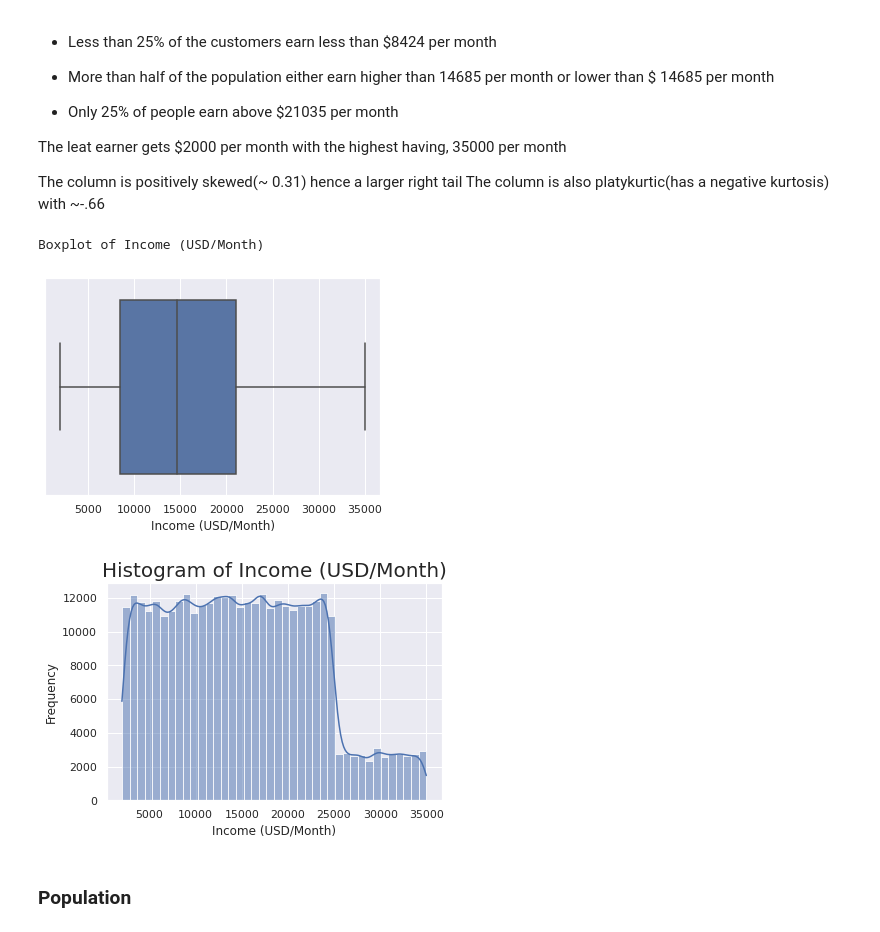
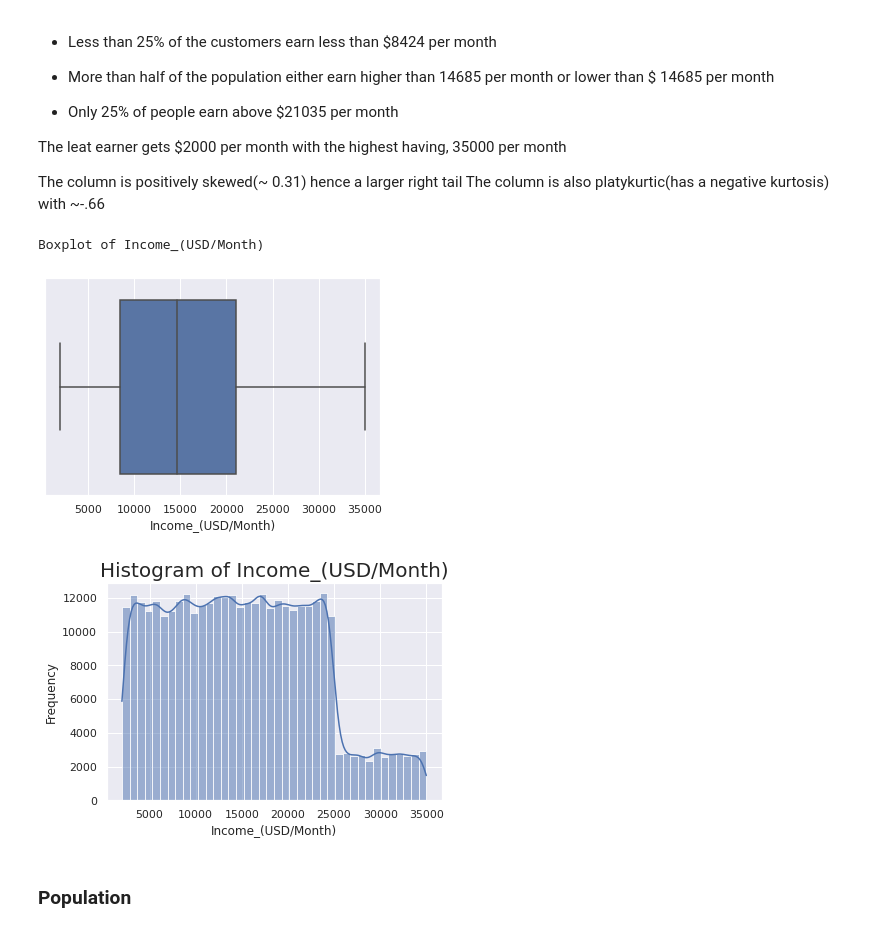
Before and after one commit to Blvisse/DataGlacier, a Jupyter notebook: CABEDA.ipynb, the cells around one changed output. Drawn from its saved outputs; the diff is of its cells as text; code cells hidden in the pictures.

Commit message:
Updated column names

```diff
--- a/CABEDA.ipynb
+++ b/CABEDA.ipynb
@@ -487,3 +487,6 @@ data
 | 359390 | BOSTON MA | 248968 | 80021 | 10353979 | 2018-07-27 | Yellow Cab | 6.90 | 78.86 | ... |
 | 359391 | BOSTON MA | 248968 | 80021 | 10430065 | 2018-12-19 | Yellow Cab | 38.76 | 563.01 | ... |
 359392 rows × 14 columns
+# %%
+data.columns=data.columns.str.replace(" ","_")
+data
@@ -555,17 +572,17 @@ we can gather month, date and year an geneerate there own columns
 """
 
 #returns the month of the date
-data['Month']=pd.DatetimeIndex(data['Date of Travel']).month
+data['Month']=pd.DatetimeIndex(data['Date_of_Travel']).month
 #returns The day of the datetime
-data['Day']=pd.DatetimeIndex(data['Date of Travel']).day
+data['Day']=pd.DatetimeIndex(data['Date_of_Travel']).day
 #returns the year of the datetime
-data['Year']=pd.DatetimeIndex(data['Date of Travel']).year
+data['Year']=pd.DatetimeIndex(data['Date_of_Travel']).year
 #returns the week of the datetime
-data['Year_week']=pd.DatetimeIndex(data['Date of Travel']).week
+data['Year_week']=pd.DatetimeIndex(data['Date_of_Travel']).week
 #returns the day week of the date time with Monday=0 and sunday=6
-data['Day_week']=pd.DatetimeIndex(data['Date of Travel']).dayofweek
+data['Day_week']=pd.DatetimeIndex(data['Date_of_Travel']).dayofweek
 #returns the quarter of the date time
-data['Quarter']=pd.DatetimeIndex(data['Date of Travel']).quarter
+data['Quarter']=pd.DatetimeIndex(data['Date_of_Travel']).quarter
 # %%
 data
 # %% [output]
@@ -584,6 +601,6 @@ data
 359392 rows × 20 columns
 # %%
 #We can generate a new profit column which we generate from subtracting the price charged -cost of trip
-data['Profit']=data['Price Charged']-data['Cost of Trip']
+data['Profit']=data['Price_Charged']-data['Cost_of_Trip']
 data
 # %% [output]
@@ -621,7 +638,7 @@ data
 359392 rows × 22 columns
 # %%
 #create a column to generate the price/km and profit/km of each ride
-data['Price/KM']=data['Price Charged']/data['KM Travelled']
-data['Profit/KM']=data['Profit']/data['KM Travelled']
+data['Price/KM']=data['Price_Charged']/data['KM_Travelled']
+data['Profit/KM']=data['Profit']/data['KM_Travelled']
 data
 # %% [output]
@@ -1012,14 +1029,14 @@ The leat earner gets $2000 per month with the highest having, 35000 per month
 The column is positively skewed(~ 0.31) hence a larger right tail
 The column is also platykurtic(has a negative kurtosis) with ~-.66
 # %%
-boxPlot(data,'Income (USD/Month)')
+boxPlot(data,'Income_(USD/Month)')
 # %% [output]
-Boxplot of Income (USD/Month)
+Boxplot of Income_(USD/Month)
 [figure]
 # %%
-vizHist(data, 'Income (USD/Month)','b')
+vizHist(data, 'Income_(USD/Month)','b')
 # %% [output]
-[figure, old version]
+[figure, new version]
 # %% [markdown]
 ### Population
 # %% [markdown]
```
Also changed, not shown: parts of 64 cells of this notebook.
